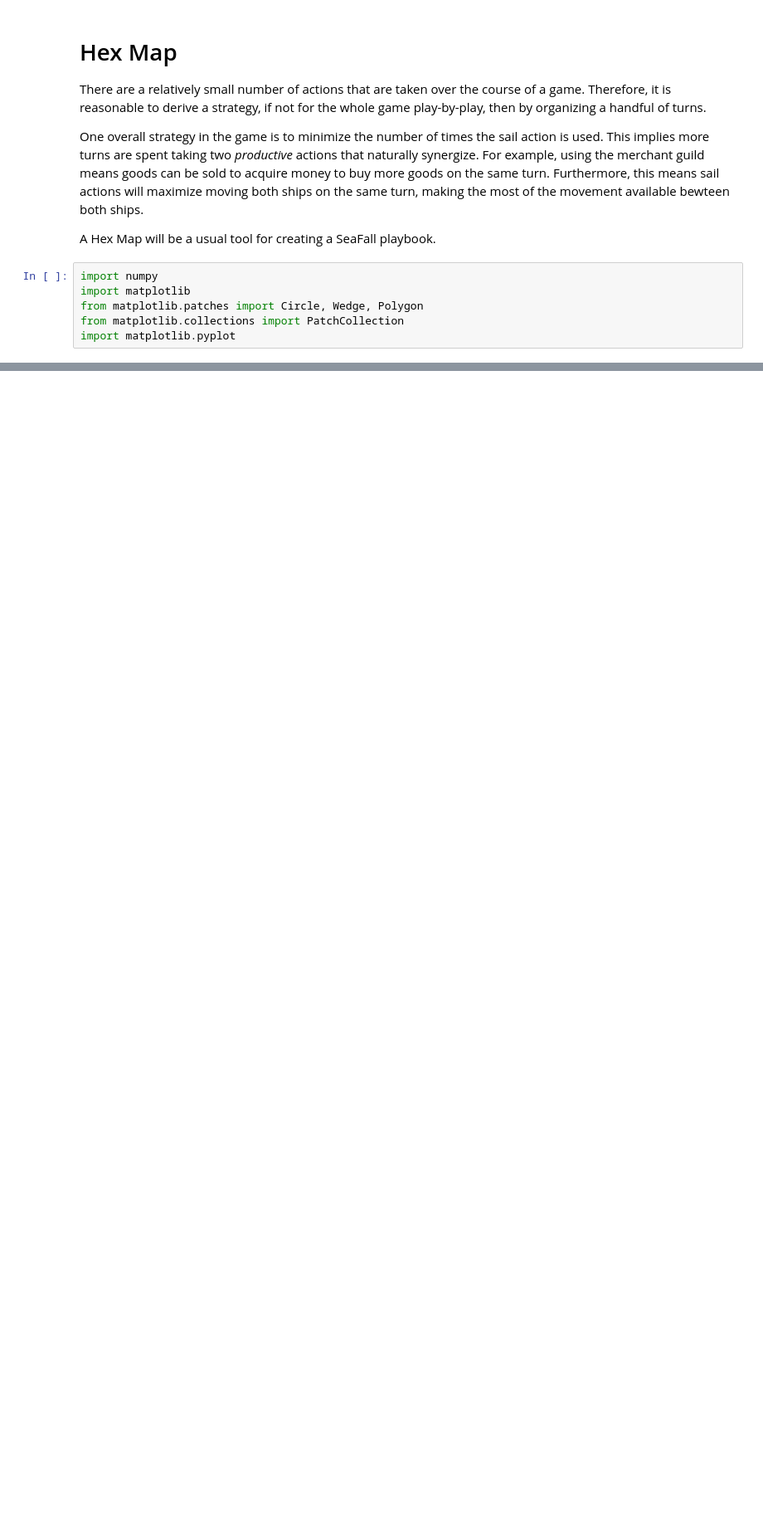
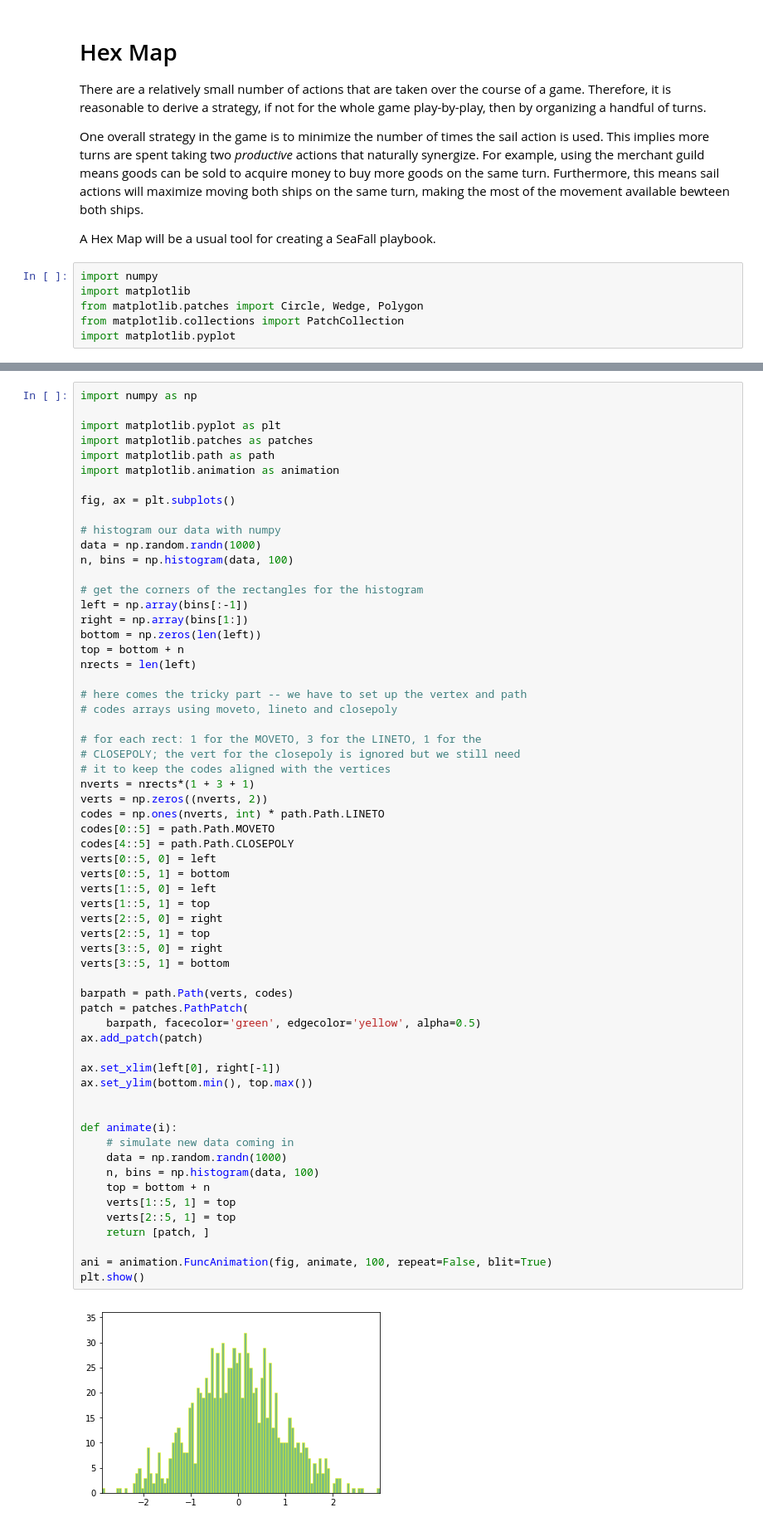
Before and after one commit to cardboardai/boardgame-bookie, a Jupyter notebook: boardgames/seafall/Hex Map.ipynb, the cells around one changed output, grey strips where cells are left out. Shown at 83% size. Saved outputs shown, nothing was run; the diff lists cells and outputs as text; blank space fills up the shorter version.

```diff
--- a/boardgames/seafall/Hex Map.ipynb
+++ b/boardgames/seafall/Hex Map.ipynb
@@ -15,0 +16,63 @@ The hex grid will be stored in a dictionary using 3 coordinates to define the lo
+# %%
+import numpy as np
+
+import matplotlib.pyplot as plt
+import matplotlib.patches as patches
+import matplotlib.path as path
+import matplotlib.animation as animation
+
+fig, ax = plt.subplots()
+
+# histogram our data with numpy
+data = np.random.randn(1000)
+n, bins = np.histogram(data, 100)
+
+# get the corners of the rectangles for the histogram
+left = np.array(bins[:-1])
+right = np.array(bins[1:])
+bottom = np.zeros(len(left))
+top = bottom + n
+nrects = len(left)
+
+# here comes the tricky part -- we have to set up the vertex and path
+# codes arrays using moveto, lineto and closepoly
+
+# for each rect: 1 for the MOVETO, 3 for the LINETO, 1 for the
+# CLOSEPOLY; the vert for the closepoly is ignored but we still need
+# it to keep the codes aligned with the vertices
+nverts = nrects*(1 + 3 + 1)
+verts = np.zeros((nverts, 2))
+codes = np.ones(nverts, int) * path.Path.LINETO
+codes[0::5] = path.Path.MOVETO
+codes[4::5] = path.Path.CLOSEPOLY
+verts[0::5, 0] = left
+verts[0::5, 1] = bottom
+verts[1::5, 0] = left
+verts[1::5, 1] = top
+verts[2::5, 0] = right
+verts[2::5, 1] = top
+verts[3::5, 0] = right
+verts[3::5, 1] = bottom
+
+barpath = path.Path(verts, codes)
+patch = patches.PathPatch(
+    barpath, facecolor='green', edgecolor='yellow', alpha=0.5)
+ax.add_patch(patch)
+
+ax.set_xlim(left[0], right[-1])
+ax.set_ylim(bottom.min(), top.max())
+
+
+def animate(i):
+    # simulate new data coming in
+    data = np.random.randn(1000)
+    n, bins = np.histogram(data, 100)
+    top = bottom + n
+    verts[1::5, 1] = top
+    verts[2::5, 1] = top
+    return [patch, ]
+
+ani = animation.FuncAnimation(fig, animate, 100, repeat=False, blit=True)
+plt.show()
+# %% [output]
+[figure, added]
```
Also changed, not shown: parts of 3 cells of this notebook, 1 other file.
